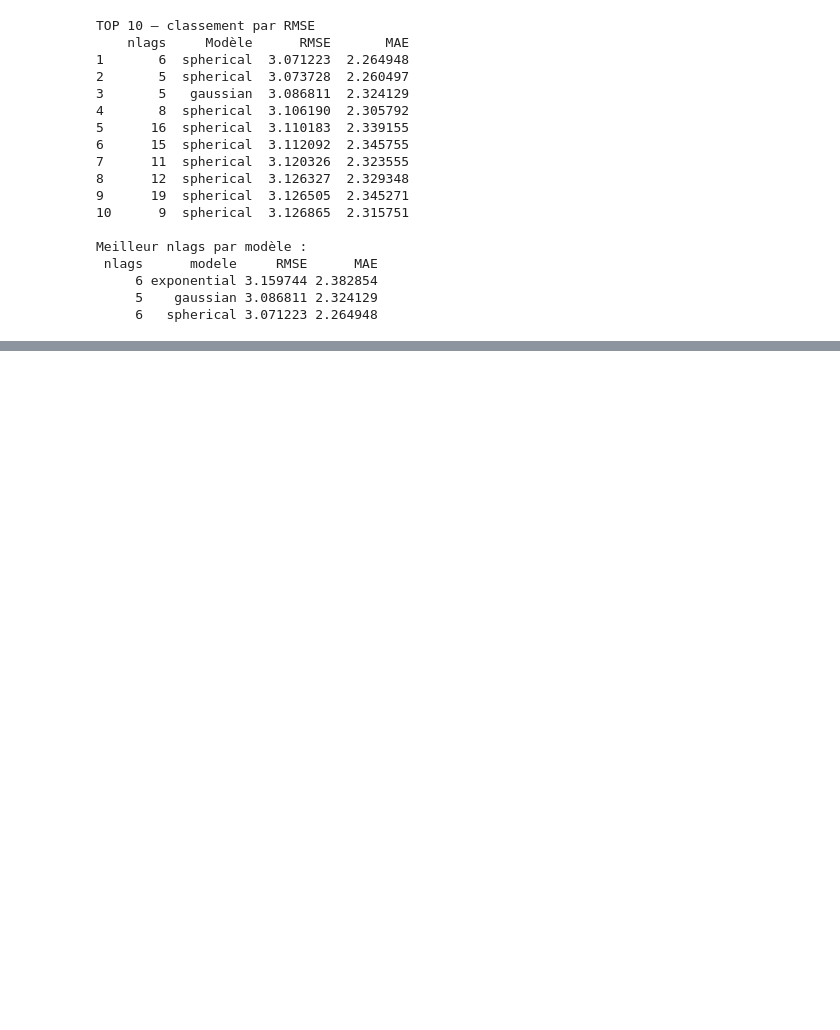
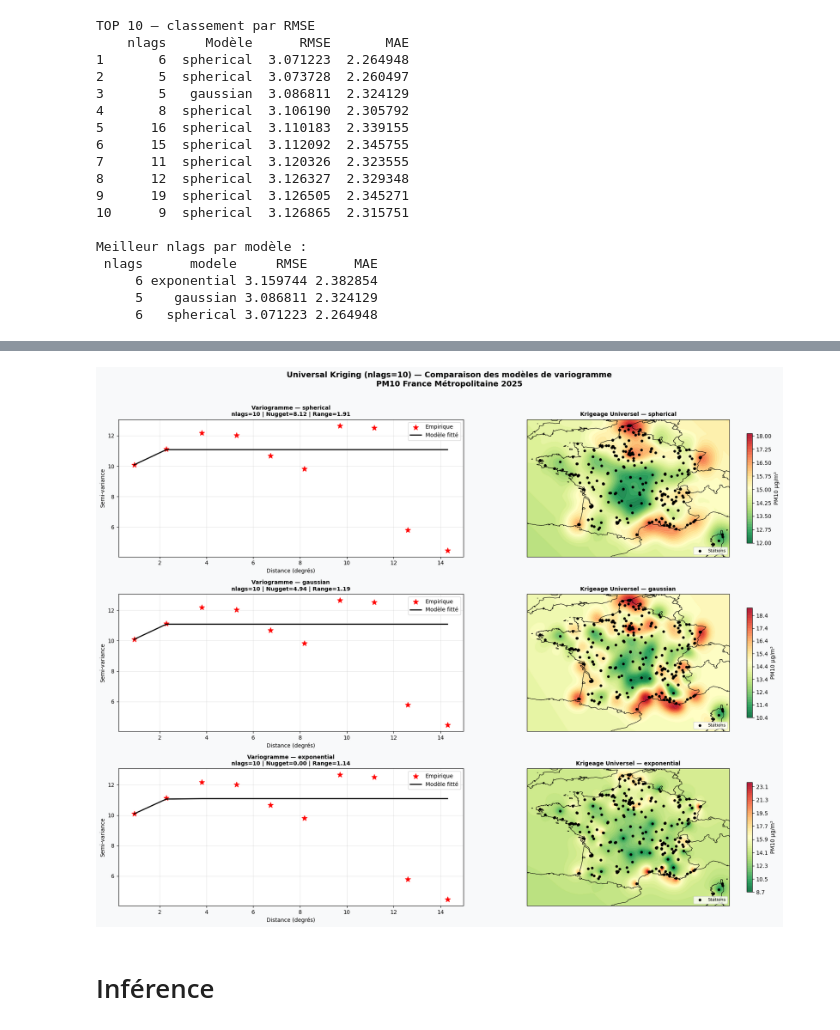
Before and after one commit to Gookd/spatial-pollution-risk-models, a Jupyter notebook: code/krigeage.ipynb, the cells around one changed output, grey strips where cells are left out. Cells and saved outputs as stored; diff of their text form; code cells hidden in the pictures; blank space fills up the shorter version.

Commit message:
Universal Kriging + inférence

```diff
--- a/code/krigeage.ipynb
+++ b/code/krigeage.ipynb
@@ -401,0 +477,62 @@ Meilleur nlags par modèle :
+# %%
+from pykrige.uk import UniversalKriging
+import cartopy.crs as ccrs
+import cartopy.feature as cfeature
+nlags_choisi = 10  # change cette valeur
+
+modeles = ["spherical", "gaussian", "exponential"]
+
+fig = plt.figure(figsize=(18, 14))
+fig.patch.set_facecolor('#f8f9fa')
+
+for idx, modele in enumerate(modeles):
+    UK = UniversalKriging(
+        lons, lats, vals,
+        variogram_model=modele,
+        drift_terms=["regional_linear"],
+        nlags=nlags_choisi,
+        verbose=False,
+        enable_plotting=False
+    )
+    z, variance = UK.execute("grid", grid_lon, grid_lat)
+
+    # --- Variogramme ---
+    ax_vario = fig.add_subplot(3, 2, idx * 2 + 1)
+    lags_v = UK.lags
+    semi_v = UK.semivariance
+    model_v = UK.variogram_function(UK.variogram_model_parameters, lags_v)
+
+    ax_vario.scatter(lags_v, semi_v, c="red", marker="*", s=100, label="Empirique")
+    ax_vario.plot(lags_v, model_v, "k-", linewidth=2, label="Modèle fitté")
+    ax_vario.set_title(f"Variogramme — {modele}\nnlags={nlags_choisi} | Nugget={UK.variogram_model_parameters[2]:.2f} | Range={UK.variogram_model_parameters[1]:.2f}",
+                       fontsize=10, fontweight='bold')
+    ax_vario.set_xlabel("Distance (degrés)")
+    ax_vario.set_ylabel("Semi-variance")
+    ax_vario.legend()
+    ax_vario.set_facecolor('white')
+    ax_vario.grid(alpha=0.3)
+
+    # --- Carte krigeage ---
+    ax_map = fig.add_subplot(3, 2, idx * 2 + 2, projection=ccrs.PlateCarree())
+    ax_map.set_extent([-5.5, 10.0, 41.0, 51.5], crs=ccrs.PlateCarree())
+    ax_map.add_feature(cfeature.BORDERS, linewidth=0.8, edgecolor='black')
+    ax_map.add_feature(cfeature.COASTLINE, linewidth=0.8)
+    ax_map.add_feature(cfeature.LAND, facecolor='#f5f5f5')
+
+    cf = ax_map.contourf(grid_lon, grid_lat, z, levels=50,
+                          cmap="RdYlGn_r", transform=ccrs.PlateCarree(), alpha=0.9)
+    ax_map.scatter(lons, lats, c="black", s=15, transform=ccrs.PlateCarree(),
+                   zorder=5, label="Stations")
+    plt.colorbar(cf, ax=ax_map, label="PM10 µg/m³", shrink=0.8)
+    ax_map.set_title(f"Krigeage Universel — {modele}", fontsize=10, fontweight='bold')
+    ax_map.legend(loc='lower right', fontsize=8)
+
+fig.suptitle(f"Universal Kriging (nlags={nlags_choisi}) — Comparaison des modèles de variogramme\nPM10 France Métropolitaine 2025",
+             fontsize=14, fontweight='bold', y=1.01)
+
+plt.tight_layout()
+plt.show()
+# %% [output]
+[figure, added]
+# %% [markdown]
+# Inférence
```
Also changed, not shown: parts of 4 cells of this notebook.
